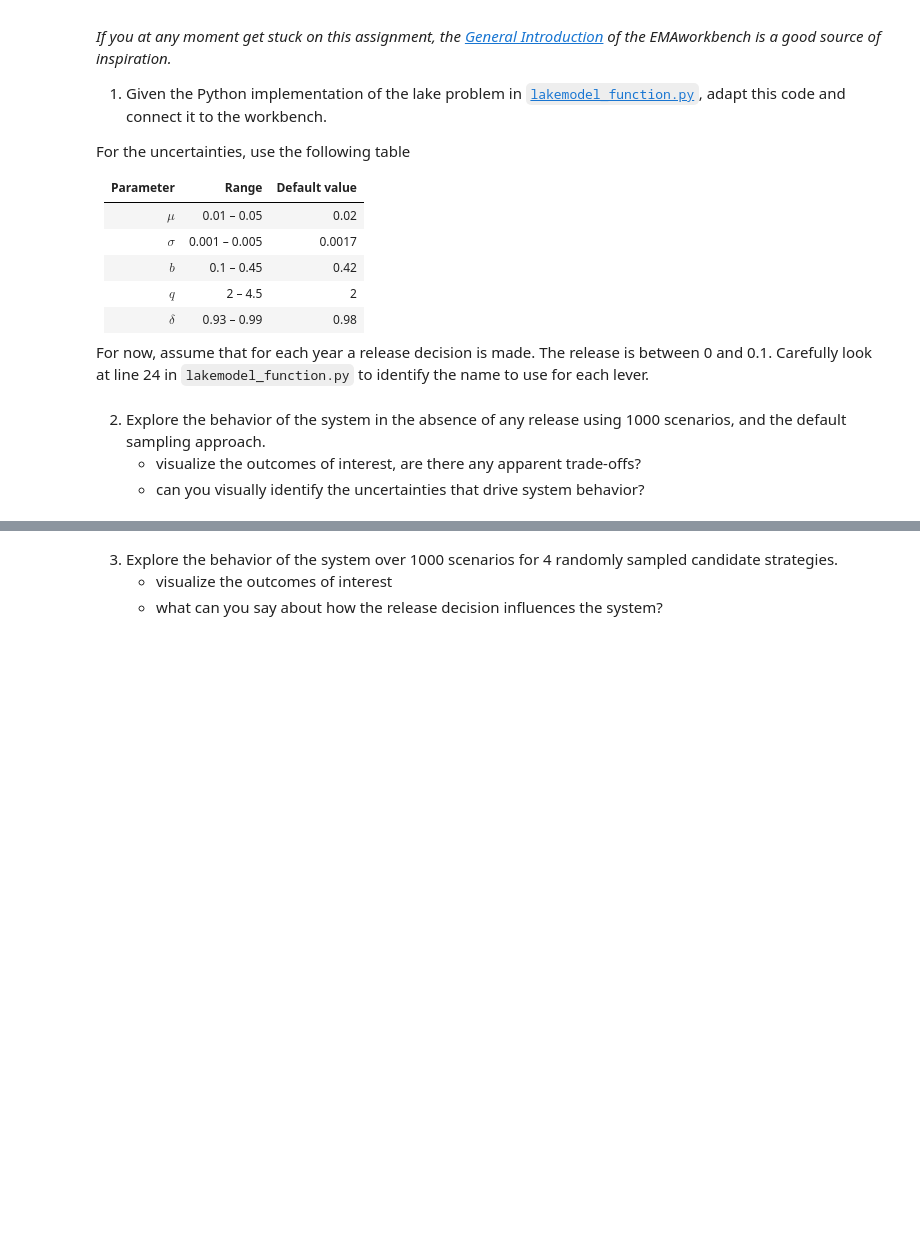
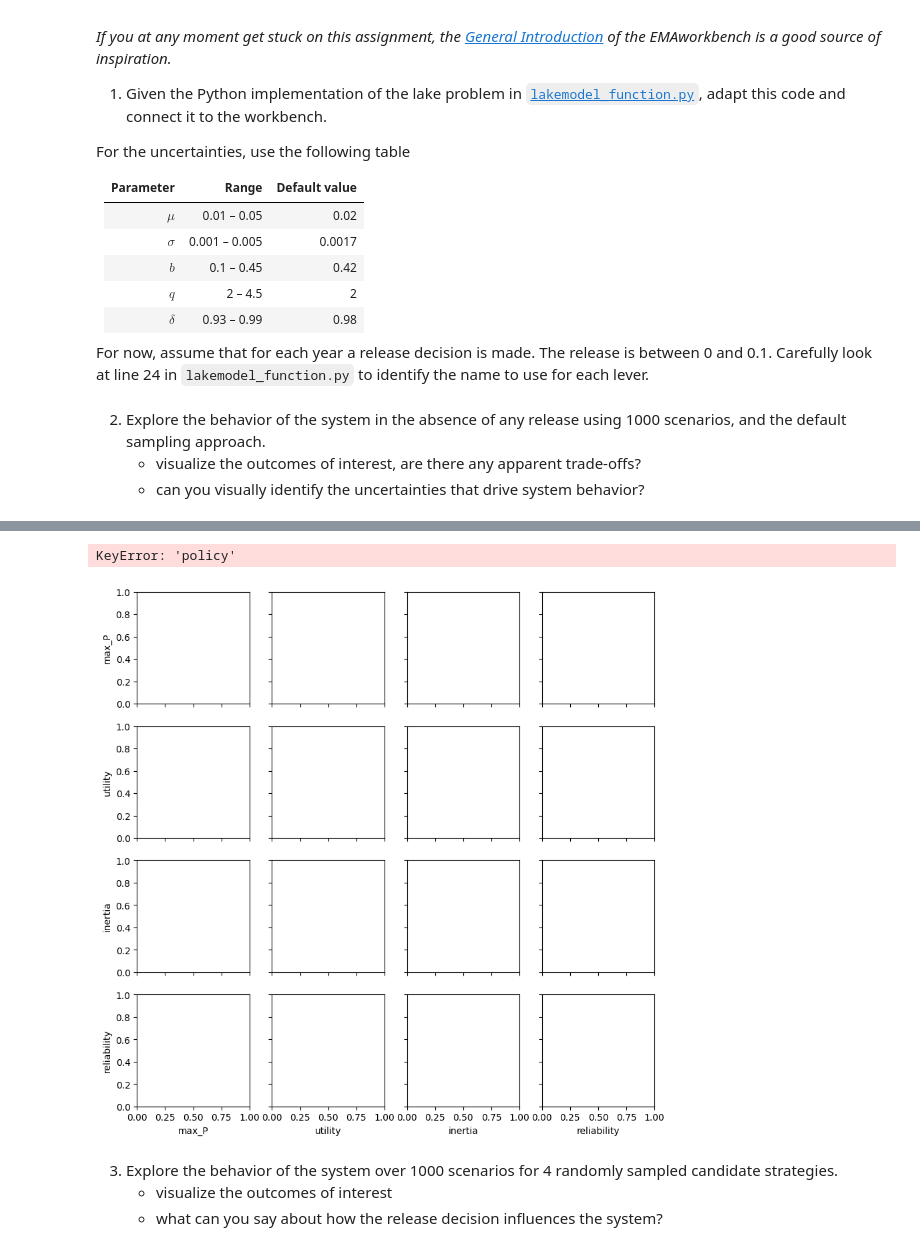
Before and after one commit to federico-bermudez/epa1361_open, a Jupyter notebook: Week 1-2 - general intro to exploratory modelling/assignment 2 - lakemodel.ipynb, the cells around one changed output, grey strips where cells are left out. Drawn from its saved outputs; the diff is of its cells as text; code cells hidden in the pictures; blank space fills up the shorter version.

```diff
--- a/Week 1-2 - general intro to exploratory modelling/assignment 2 - lakemodel.ipynb
+++ b/Week 1-2 - general intro to exploratory modelling/assignment 2 - lakemodel.ipynb
@@ -95,17 +95,17 @@ For now, assume that for each year a release decision is made. The release is be
 from lakemodel_function import lake_problem
 import numpy as np
 from ema_workbench import (RealParameter, ScalarOutcome, Constant,
-                           ReplicatorModel)
+                           Model)
 
 
 # Instantiate the model
 
-model = ReplicatorModel('lakeproblem', function=lake_problem)
+model = Model('lakeproblem', function=lake_problem)
 
 # Specify uncertainties
 
 model.uncertainties = [RealParameter('mean', 0.01, 0.05),
-                       RealParameter('st_dev', 0.001, 0.005),
+                       RealParameter('stdev', 0.001, 0.005),
                        RealParameter('b',0.1,0.45),
                        RealParameter('q',2,4.5),
                        RealParameter('delta',0.93,0.99)]
@@ -135,7 +135,6 @@ model.outcomes = [ScalarOutcome('max_P'),
 model.constants = [
     Constant("alpha", 0.41),
     Constant("nsamples", 150),
-    Constant("myears", 100),
 ]
 # %% [markdown]
 2. Explore the behavior of the system in the absence of any release using 1000 scenarios, and the default sampling approach.
@@ -174,3 +173,13 @@ Caused by: AttributeError: 'ReplicatorModel' object has no attribute '_replicati
+# %%
+import pandas as pd
+data = pd.DataFrame(outcomes)
+# %%
+import seaborn as sns
+sns.pairplot(data, hue="policy", vars=list(outcomes.keys()))
+plt.show()
+# %% [output]
+KeyError: 'policy'
+[figure, added]
 # %% [markdown]
 3. Explore the behavior of the system over 1000 scenarios for 4 randomly sampled candidate strategies.
     * visualize the outcomes of interest
```
Also changed, not shown: parts of 2 cells of this notebook.
